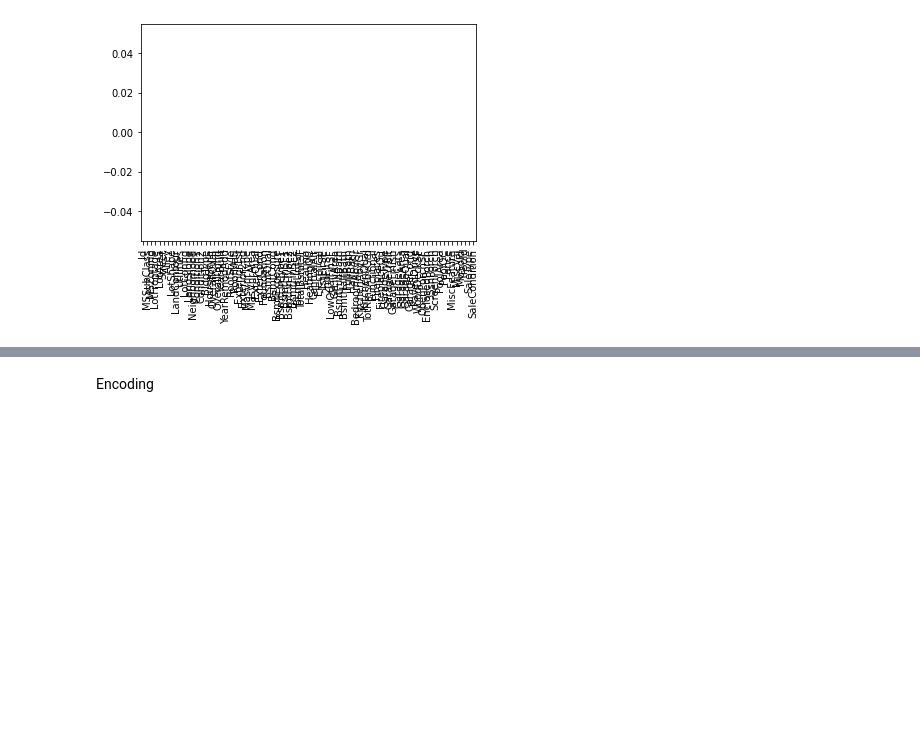
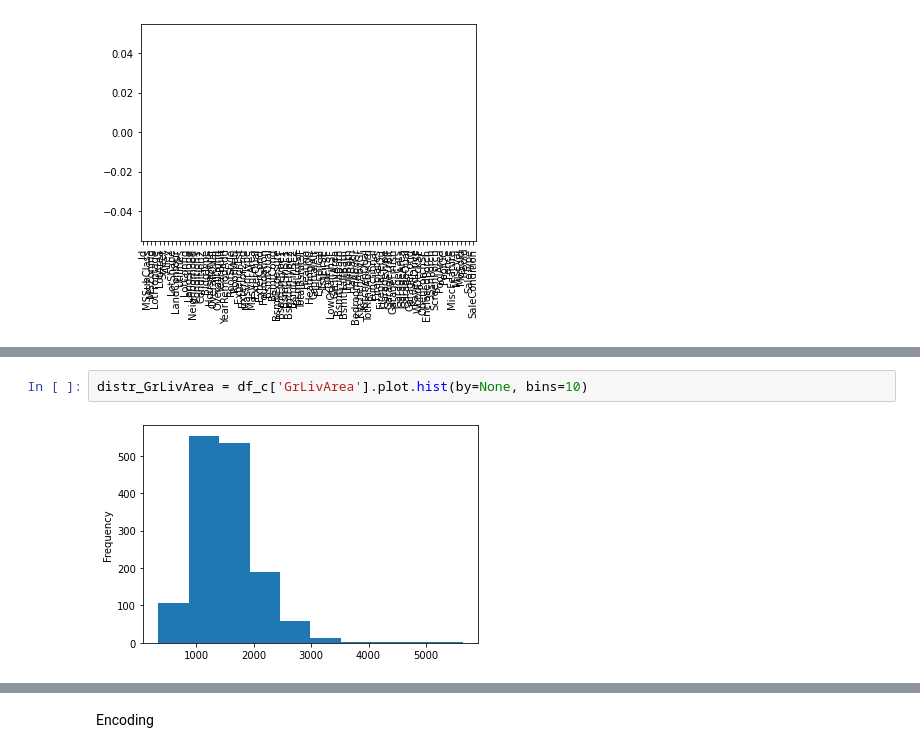
Before and after one commit to julijadociene/WGT-House_Prices, a Jupyter notebook: scripts/descriptive_statistcis_feature_eng.ipynb, the cells around one changed output, grey strips where cells are left out. Cells and saved outputs as stored; diff of their text form; blank space fills up the shorter version.

```diff
--- a/scripts/descriptive_statistcis_feature_eng.ipynb
+++ b/scripts/descriptive_statistcis_feature_eng.ipynb
@@ -383,0 +421,4 @@ AxesSubplot(0.125,0.125;0.775x0.755)
+# %%
+distr_GrLivArea = df_c['GrLivArea'].plot.hist(by=None, bins=10)
+# %% [output]
+[figure, added]
```
Also changed, not shown: parts of 26 cells of this notebook, 4 other files.
